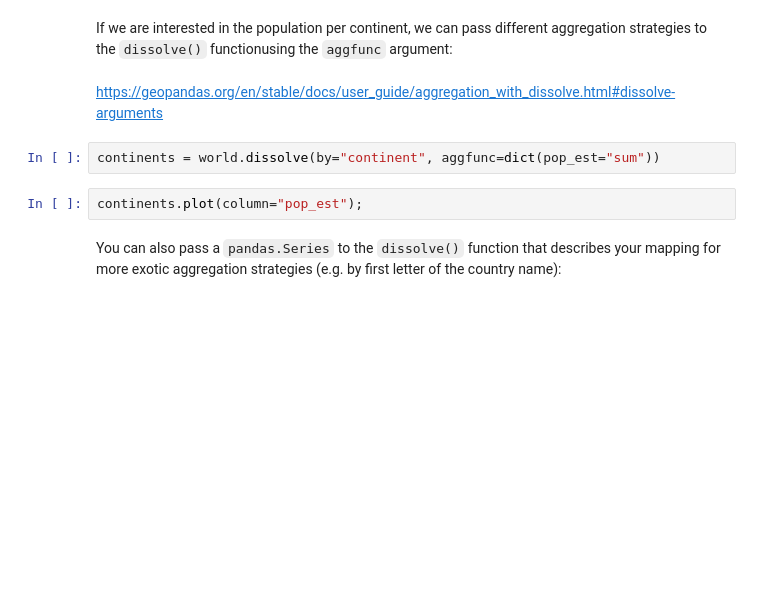
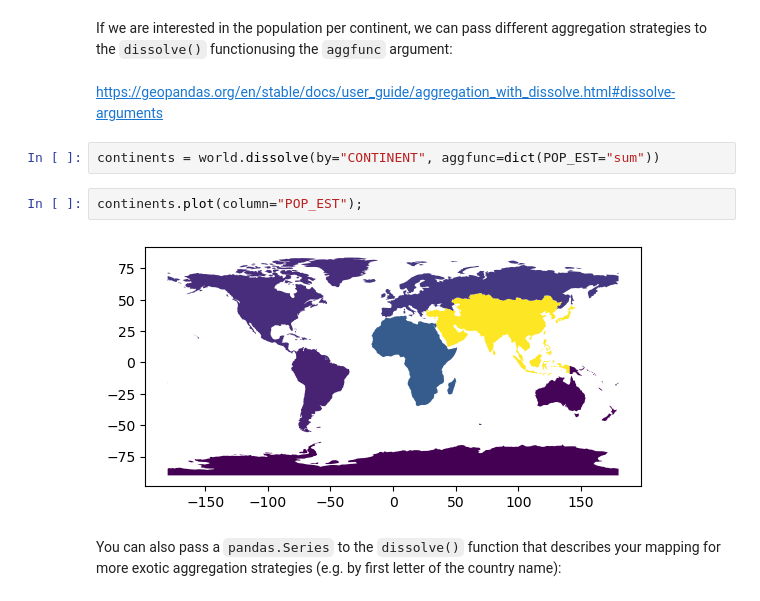
Before and after one commit to fneum/data-science-for-esm, a Jupyter notebook: data-science-for-esm/11-workshop-groupwork.ipynb, the cells around one changed output. Drawn from its saved outputs; the diff is of its cells as text; blank space fills up the shorter version.

```diff
--- a/data-science-for-esm/11-workshop-groupwork.ipynb
+++ b/data-science-for-esm/11-workshop-groupwork.ipynb
@@ -190,9 +319,11 @@ If we are interested in the population per continent, we can pass different aggr
 # %% [markdown]
 https://geopandas.org/en/stable/docs/user_guide/aggregation_with_dissolve.html#dissolve-arguments
 # %%
-continents = world.dissolve(by="continent", aggfunc=dict(pop_est="sum"))
+continents = world.dissolve(by="CONTINENT", aggfunc=dict(POP_EST="sum"))
 # %%
-continents.plot(column="pop_est");
+continents.plot(column="POP_EST");
+# %% [output]
+[figure, added]
 # %% [markdown]
 You can also pass a `pandas.Series` to the `dissolve()` function that describes your mapping for more exotic aggregation strategies (e.g. by first letter of the country name):
 # %%
```
Also changed, not shown: parts of 32 cells of this notebook, 2 other files.
